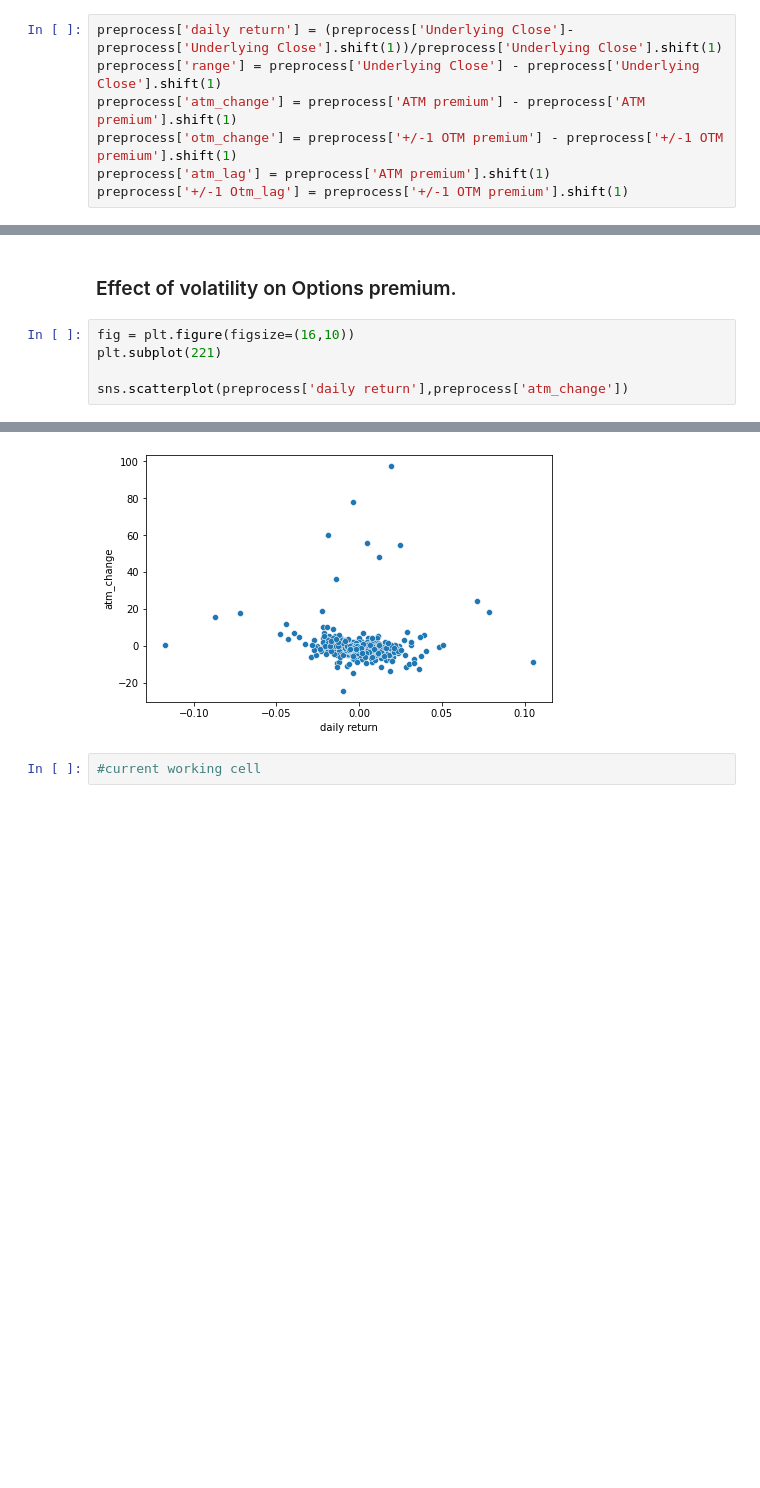
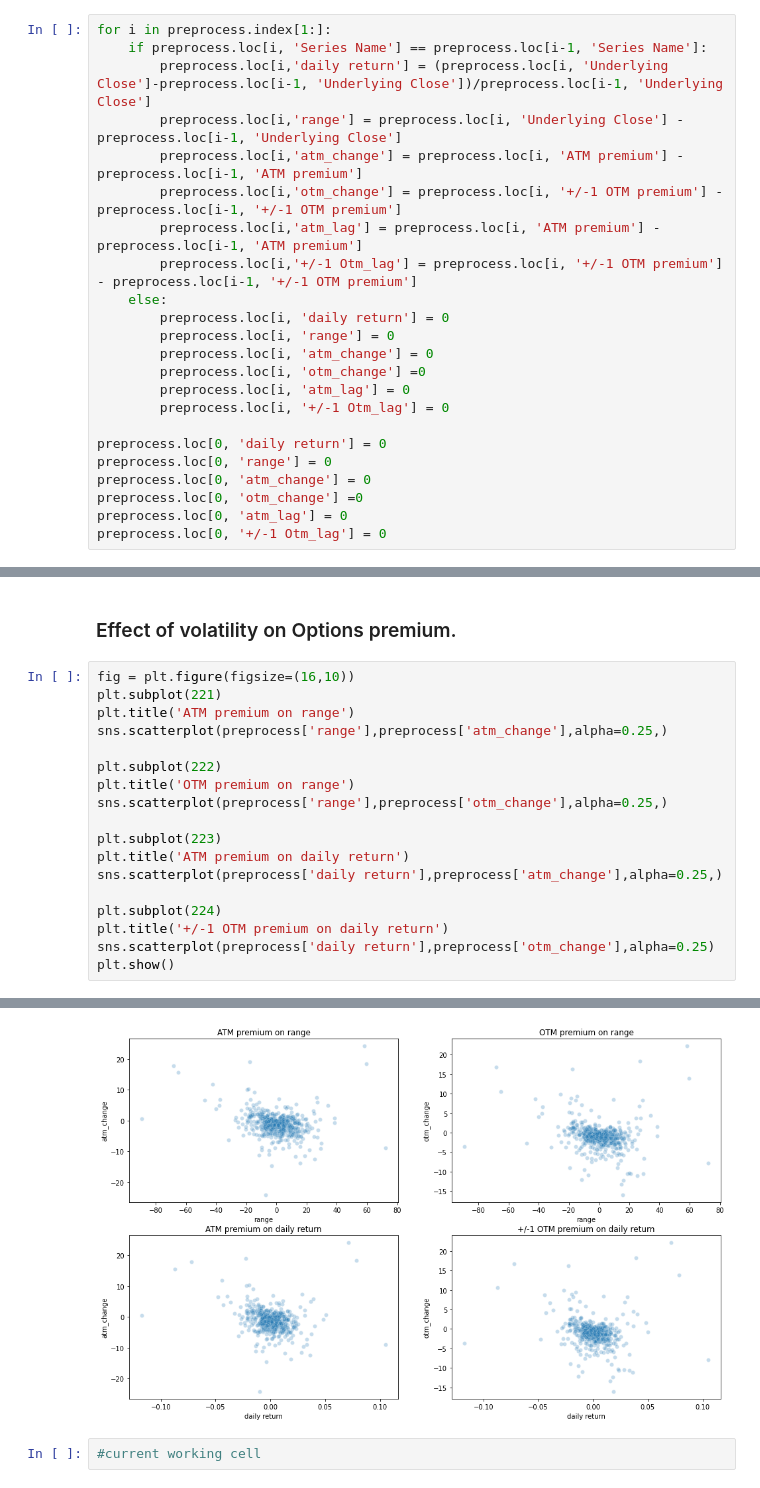
Before and after one commit to soi130/options_analysis, a Jupyter notebook: Option project.ipynb, the cells around one changed output, grey strips where cells are left out. Drawn from its saved outputs; the diff is of its cells as text; blank space fills up the shorter version.

Commit message:
add new underlying dataset and a new notebook

```diff
--- a/Option project.ipynb
+++ b/Option project.ipynb
@@ -248,9 +248,25 @@ On the other side, the premium lag and premium change is worth calculating too.
 
 Let's calculate these column.
 # %%
-preprocess['daily return'] = (preprocess['Underlying Close']-preprocess['Underlying Close'].shift(1))/preprocess['Underlying Close'].shift(1)
-preprocess['range'] = preprocess['Underlying Close'] - preprocess['Underlying Close'].shift(1)
-preprocess['atm_change'] = preprocess['ATM premium'] - preprocess['ATM premium'].shift(1)
-preprocess['otm_change'] = preprocess['+/-1 OTM premium'] - preprocess['+/-1 OTM premium'].shift(1)
-preprocess['atm_lag'] = preprocess['ATM premium'].shift(1)
-preprocess['+/-1 Otm_lag'] = preprocess['+/-1 OTM premium'].shift(1)
+for i in preprocess.index[1:]:
+    if preprocess.loc[i, 'Series Name'] == preprocess.loc[i-1, 'Series Name']:
+        preprocess.loc[i,'daily return'] = (preprocess.loc[i, 'Underlying Close']-preprocess.loc[i-1, 'Underlying Close'])/preprocess.loc[i-1, 'Underlying Close']
+        preprocess.loc[i,'range'] = preprocess.loc[i, 'Underlying Close'] - preprocess.loc[i-1, 'Underlying Close']
+        preprocess.loc[i,'atm_change'] = preprocess.loc[i, 'ATM premium'] - preprocess.loc[i-1, 'ATM premium']
+        preprocess.loc[i,'otm_change'] = preprocess.loc[i, '+/-1 OTM premium'] - preprocess.loc[i-1, '+/-1 OTM premium']
+        preprocess.loc[i,'atm_lag'] = preprocess.loc[i, 'ATM premium'] -  preprocess.loc[i-1, 'ATM premium']
+        preprocess.loc[i,'+/-1 Otm_lag'] = preprocess.loc[i, '+/-1 OTM premium'] - preprocess.loc[i-1, '+/-1 OTM premium']
+    else:
+        preprocess.loc[i, 'daily return'] = 0
+        preprocess.loc[i, 'range'] = 0
+        preprocess.loc[i, 'atm_change'] = 0
+        preprocess.loc[i, 'otm_change'] =0
+        preprocess.loc[i, 'atm_lag'] = 0
+        preprocess.loc[i, '+/-1 Otm_lag'] = 0
+
+preprocess.loc[0, 'daily return'] = 0
+preprocess.loc[0, 'range'] = 0
+preprocess.loc[0, 'atm_change'] = 0
+preprocess.loc[0, 'otm_change'] =0
+preprocess.loc[0, 'atm_lag'] = 0
+preprocess.loc[0, '+/-1 Otm_lag'] = 0
@@ -578,6 +542,19 @@ preprocess.describe()
 # %%
 fig = plt.figure(figsize=(16,10))
 plt.subplot(221)
+plt.title('ATM premium on range')
+sns.scatterplot(preprocess['range'],preprocess['atm_change'],alpha=0.25,)
 
-sns.scatterplot(preprocess['daily return'],preprocess['atm_change'])
+plt.subplot(222)
+plt.title('OTM premium on range')
+sns.scatterplot(preprocess['range'],preprocess['otm_change'],alpha=0.25,)
+
+plt.subplot(223)
+plt.title('ATM premium on daily return')
+sns.scatterplot(preprocess['daily return'],preprocess['atm_change'],alpha=0.25,)
+
+plt.subplot(224)
+plt.title('+/-1 OTM premium on daily return')
+sns.scatterplot(preprocess['daily return'],preprocess['otm_change'],alpha=0.25)
+plt.show()
 # %% [output]
@@ -585,3 +561,3 @@ sns.scatterplot(preprocess['daily return'],preprocess['atm_change'])
-[figure, old version]
+[figure, new version]
 # %%
 #current working cell
```
Also changed, not shown: parts of 14 cells of this notebook, 4 other files.
